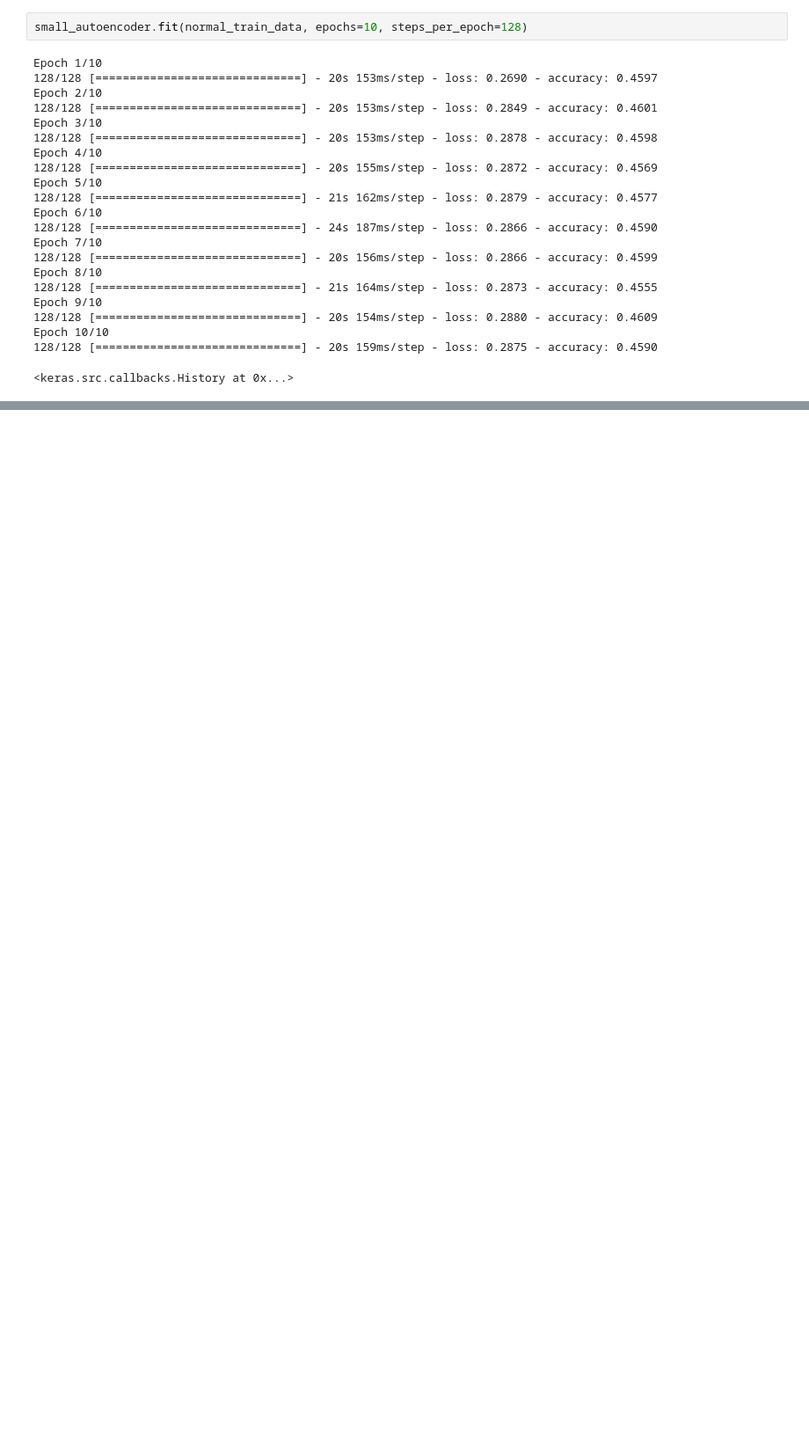
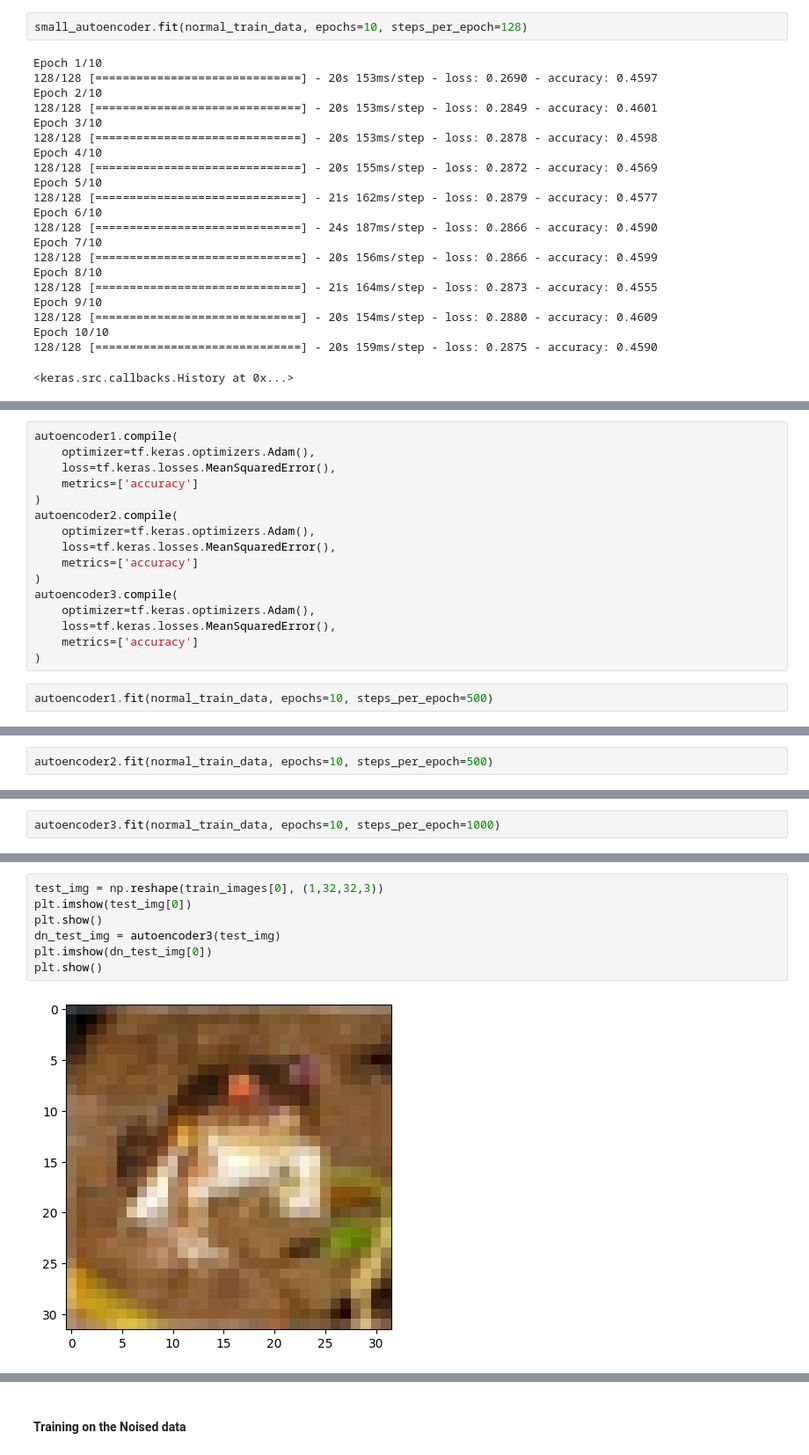
Before and after one commit to philippreinig/idl, a Jupyter notebook: assignments_10/idl_a10_abremer.ipynb, the cells around one changed output, grey strips where cells are left out. Shown at 88% size. Saved outputs shown, nothing was run; the diff lists cells and outputs as text; blank space fills up the shorter version.

```diff
--- a/assignments_10/idl_a10_abremer.ipynb
+++ b/assignments_10/idl_a10_abremer.ipynb
@@ -941,0 +980,18 @@ plt.show()
+# %%
+autoencoder1.compile(
+    optimizer=tf.keras.optimizers.Adam(),
+    loss=tf.keras.losses.MeanSquaredError(),
+    metrics=['accuracy']
+)
+autoencoder2.compile(
+    optimizer=tf.keras.optimizers.Adam(),
+    loss=tf.keras.losses.MeanSquaredError(),
+    metrics=['accuracy']
+)
+autoencoder3.compile(
+    optimizer=tf.keras.optimizers.Adam(),
+    loss=tf.keras.losses.MeanSquaredError(),
+    metrics=['accuracy']
+)
+# %%
+autoencoder1.fit(normal_train_data, epochs=10, steps_per_epoch=500)
@@ -941,0 +1020,2 @@ plt.show()
+# %%
+autoencoder2.fit(normal_train_data, epochs=10, steps_per_epoch=500)
@@ -941,0 +1044,2 @@ plt.show()
+# %%
+autoencoder3.fit(normal_train_data, epochs=10, steps_per_epoch=1000)
@@ -941,0 +1068,9 @@ plt.show()
+# %%
+test_img = np.reshape(train_images[0], (1,32,32,3))
+plt.imshow(test_img[0])
+plt.show()
+dn_test_img = autoencoder3(test_img)
+plt.imshow(dn_test_img[0])
+plt.show()
+# %% [output]
+[figure, added]
@@ -941,0 +1079,2 @@ plt.show()
+# %% [markdown]
+#### Training on the Noised data
```
Also changed, not shown: parts of 18 cells of this notebook, 3 other files.
